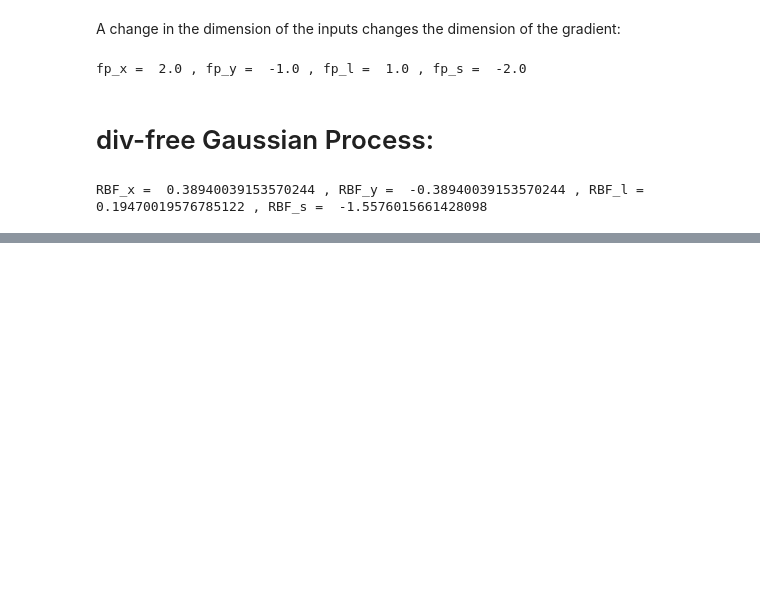
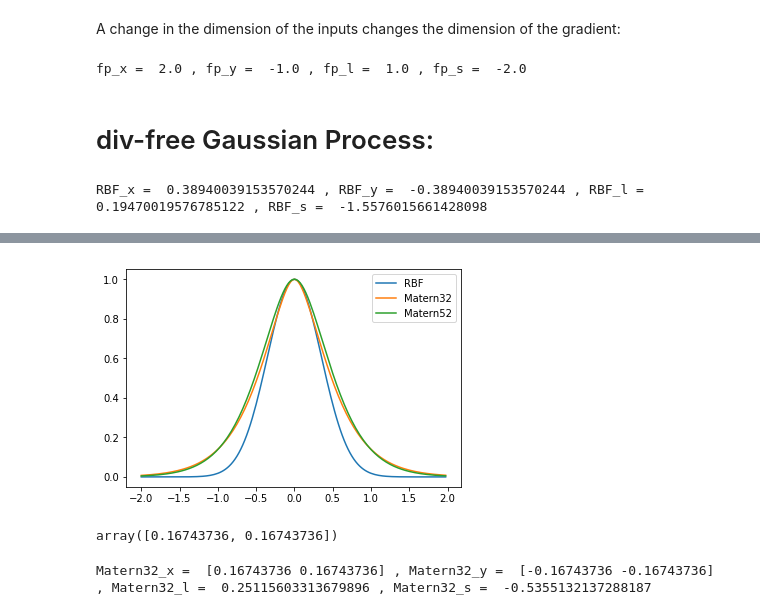
Before and after one commit to notblank/Gaussian-Processes, a Jupyter notebook: Autodiff Vector Valued Processes.ipynb, the cells around one changed output, grey strips where cells are left out. Cells and saved outputs as stored; diff of their text form; code cells hidden in the pictures; blank space fills up the shorter version.

```diff
--- a/Autodiff Vector Valued Processes.ipynb
+++ b/Autodiff Vector Valued Processes.ipynb
@@ -168,0 +230,31 @@ RBF_x =  0.38940039153570244 , RBF_y =  -0.38940039153570244 , RBF_l =  0.194700
+# %%
+def Matern32(x, y, l, s):
+
+    srt3 = np.sqrt(3)
+    d = np.sum(np.abs(x - y))
+
+    k = (1 + (srt3 * d) / l) * np.exp(-srt3*d / l) / s**2
+
+    return (k)
+
+
+def Matern52(x, y, l, s):
+
+    srt5 = np.sqrt(5)
+    d = np.sum(np.abs(x - y))
+    t = (srt5 * d) / l
+    k = (1 + t + (t**2) / 3) * np.exp(-srt5*d / l) / s**2
+
+    return (k)
+# %%
+KRBF = Kmat(x, y, RBF, l, s)
+Km32 = Kmat(x, y, Matern32, l, s)
+Km52 = Kmat(x, y, Matern52, l, s)
+# %%
+plt.plot(x, KRBF[80, :], label = 'RBF')
+plt.plot(x, Km32[80, :], label = 'Matern32')
+plt.plot(x, Km52[80, :], label = 'Matern52')
+plt.legend()
+plt.show()
+# %% [output]
+[figure, added]
@@ -168,0 +264,25 @@ RBF_x =  0.38940039153570244 , RBF_y =  -0.38940039153570244 , RBF_l =  0.194700
+# %%
+x = np.array([1., 1.])
+y = np.array([2., 3.])
+l = 2.
+s = 1.
+
+Matern32_xy(x, y, l, s)
+GradMatern32(x, y, l, s)
+# %% [output]
+array([0.16743736, 0.16743736])
+# %%
+x = np.array([1., 1.])
+y = np.array([2., 3.])
+l = 2.
+s = 1.
+
+Matern32_x = grad(Matern32, 0)
+Matern32_y = grad(Matern32, 1)
+Matern32_l = grad(Matern32, 2)
+Matern32_s = grad(Matern32, 3)
+
+print('Matern32_x = ', Matern32_x(x, y, l, s), ', Matern32_y = ', Matern32_y(x, y, l, s),
+      ', Matern32_l = ', Matern32_l(x, y, l, s), ', Matern32_s = ', Matern32_s(x, y, l, s))
+# %% [output]
+Matern32_x =  [0.16743736 0.16743736] , Matern32_y =  [-0.16743736 -0.16743736] , Matern32_l =  0.25115603313679896 , Matern32_s =  -0.5355132137288187
```
Also changed, not shown: parts of 11 cells of this notebook.
